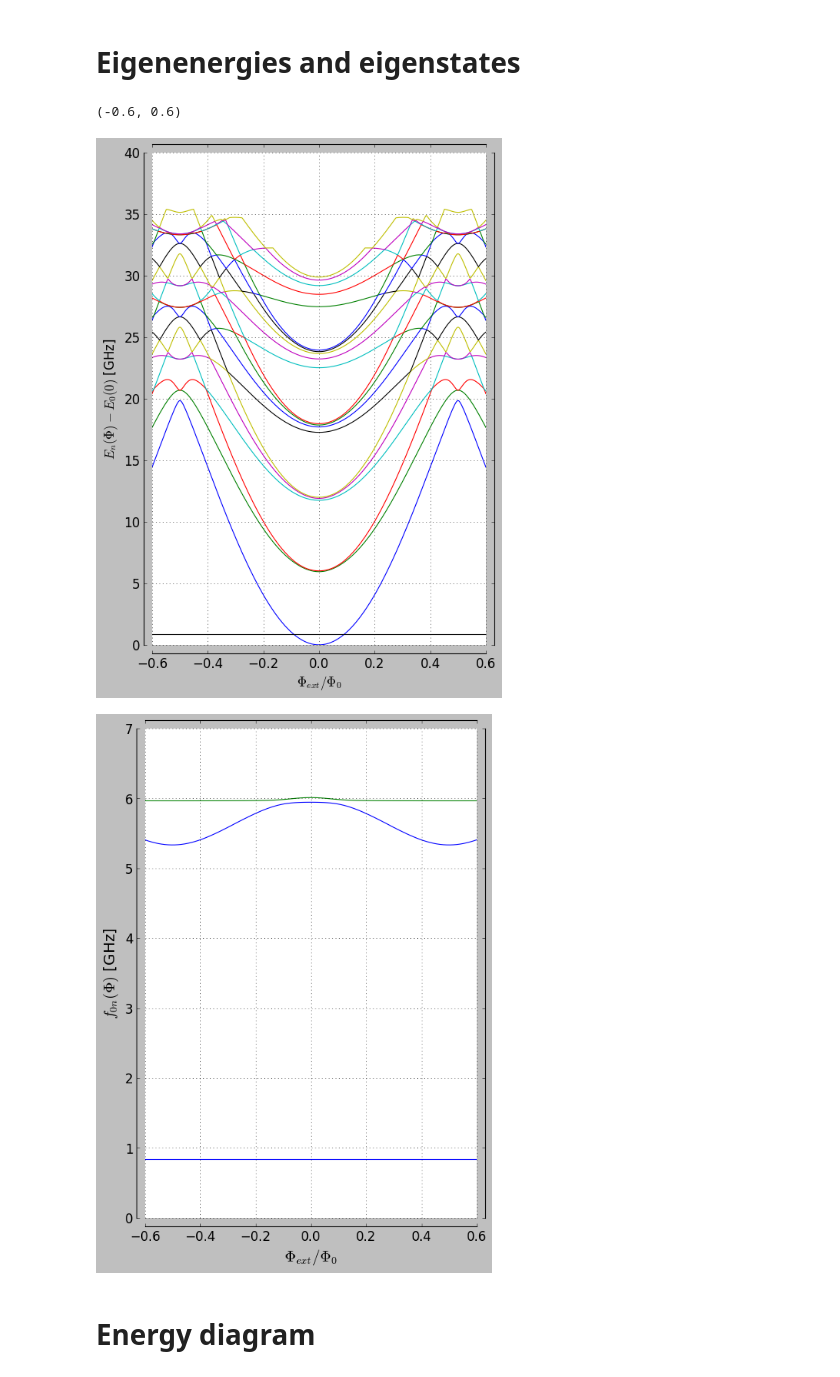
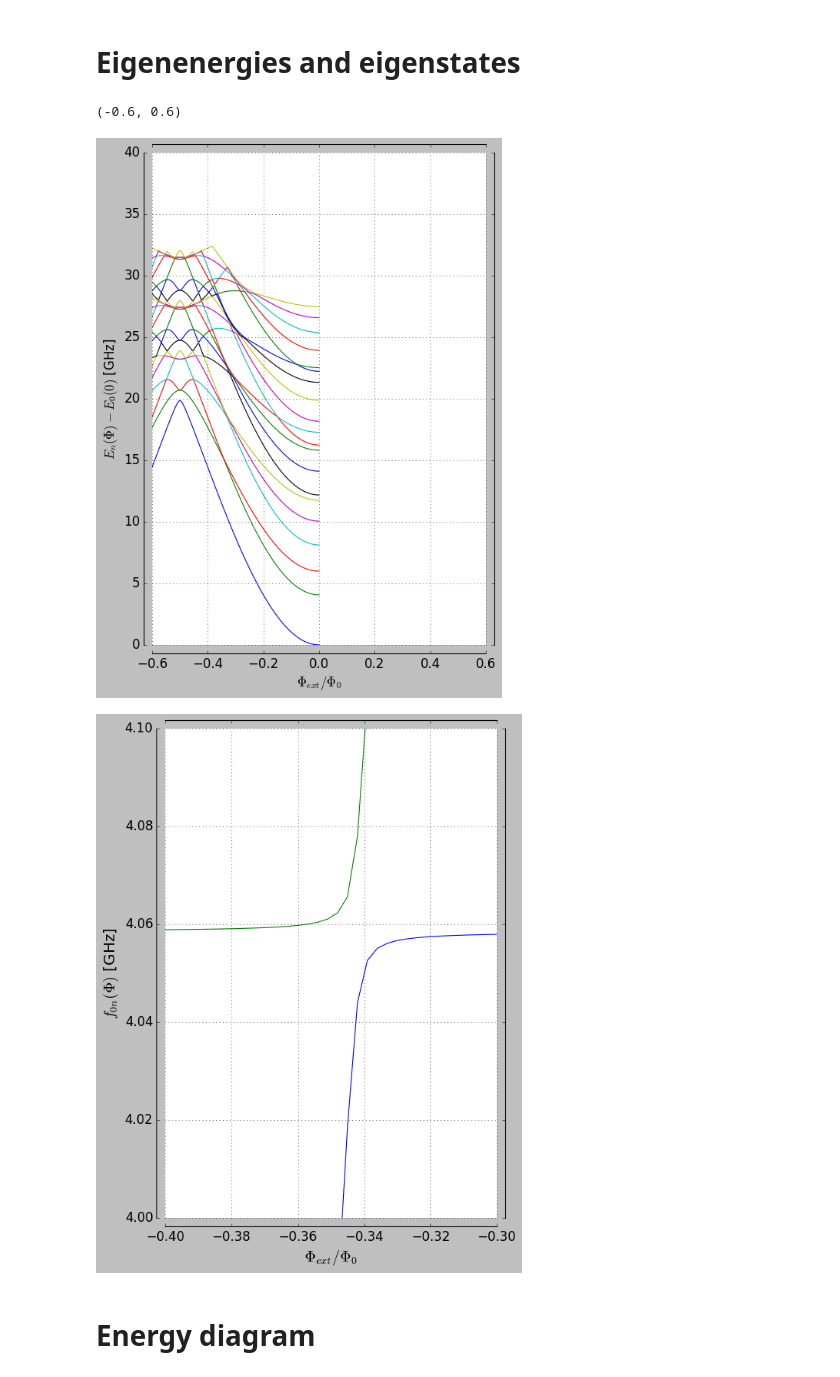
Before and after one commit to vdrhtc/Xmons, a Jupyter notebook: Qutip/CPB cQED.ipynb, the cells around one changed output. Saved outputs shown, nothing was run; the diff lists cells and outputs as text; code cells hidden in the pictures.

```diff
--- a/Qutip/CPB cQED.ipynb
+++ b/Qutip/CPB cQED.ipynb
@@ -22,6 +22,7 @@ def annotate_distance(ax, text, point1, point2, linestyle, fontsize, textoffset
                 fontsize=fontsize)
 # %%
 mpl.style.use('classic')
+mpl.rcParams['figure.facecolor'] = '1'
 # %%
 from scipy import *
 from scipy.constants import e, h, hbar
@@ -35,10 +36,10 @@ matplotlib.rc("font", **font)
 C_κ = 0e-15
 C_g = 2e-15
 C_q = 90e-15
-S_JJ_1 = 200e-9*20e-9
-S_JJ_2 = 200e-9*180e-9
+S_JJ_1 = 200e-9*100e-9
+S_JJ_2 = 200e-9*100e-9
 d = (S_JJ_1-S_JJ_2)/(S_JJ_1+S_JJ_2)
-res_factor = 1.7
+res_factor = 2.5
 C_r = 251.9e-15*res_factor
 L_r = 9.737e-10*res_factor
 Φ = 0 # in Φ_0
@@ -71,7 +72,7 @@ def n():
     return Qobj((diag(arange(-N_q, N_q+1, 1))))
 
 def H_q_isolated():
-    H_q = 4*E_C()*n()**2+ E_J()/2*(Qobj(diag(ones(2*N_q), 1) + diag(ones(2*N_q), -1)))
+    H_q = 4*E_C()*n()**2 - E_J()/2*(Qobj(diag(ones(2*N_q), 1) + diag(ones(2*N_q), -1)))
     return H_q
 def H_q():
     return tensor(identity(N_r), H_q_isolated())
@@ -94,7 +99,7 @@ print(H().eigenenergies()[2]-H().eigenenergies()[0])
 Φ = 0
 E_0 = H().eigenenergies()[0]
 evals = []
-Φs = linspace(-0.6, 0.6, 101)
+Φs = linspace(-0.6, 0, 201)
 for Φ in Φs:
     print("\rΦ:", Φ, flush=True, end="")
     evals.append(H().eigenenergies())
@@ -117,24 +122,24 @@ plt.xlim(-0.6,0.6)
 # plt.savefig("levels.pdf",bbox_inches='tight')
 # %% [output]
 (-0.6, 0.6)
-[figure, old version]
+[figure, new version]
 # %%
 for i in range(1, 50):
     plt.plot(Φs, (evals[:, i]-evals[:,0]))
 plt.plot(Φs, ones_like(Φs)*4*E_C())
 
 spines()
-plt.xlim(-0.600,0.60)
-plt.ylim(0, 7)
+plt.xlim(-0.400,-0.30)
+plt.ylim(4, 4.1)
 
 plt.ylabel("$f_{0n}(\Phi)$ [GHz]", fontsize=18)
 plt.xlabel("$\Phi_{ext}/\Phi_0$", fontsize=18)
-plt.xticks(linspace(-0.6, 0.6, 7))
+# plt.xticks(linspace(-0.6, 0.6, 7))
 plt.grid()
 plt.gcf().set_size_inches(7,10)
 # plt.savefig("freqs.pdf", bbox_inches='tight')
 # %% [output]
-[figure, old version]
+[figure, new version]
 # %% [markdown]
 # Energy diagram
 # %%
```
Also changed, not shown: parts of 5 cells of this notebook, 8 other files.
